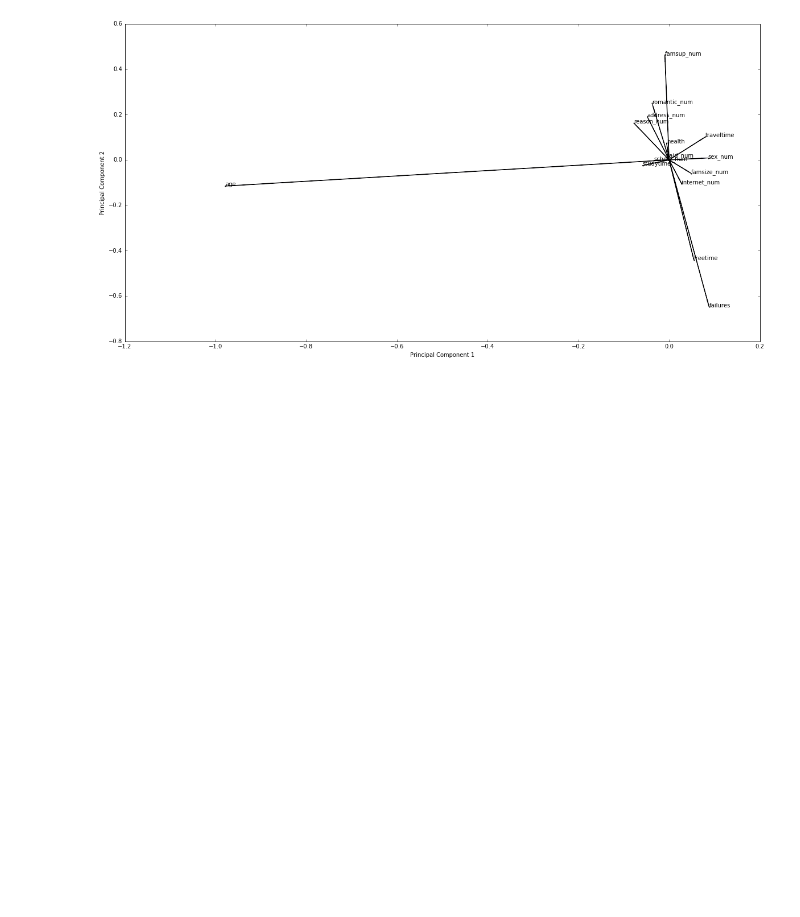
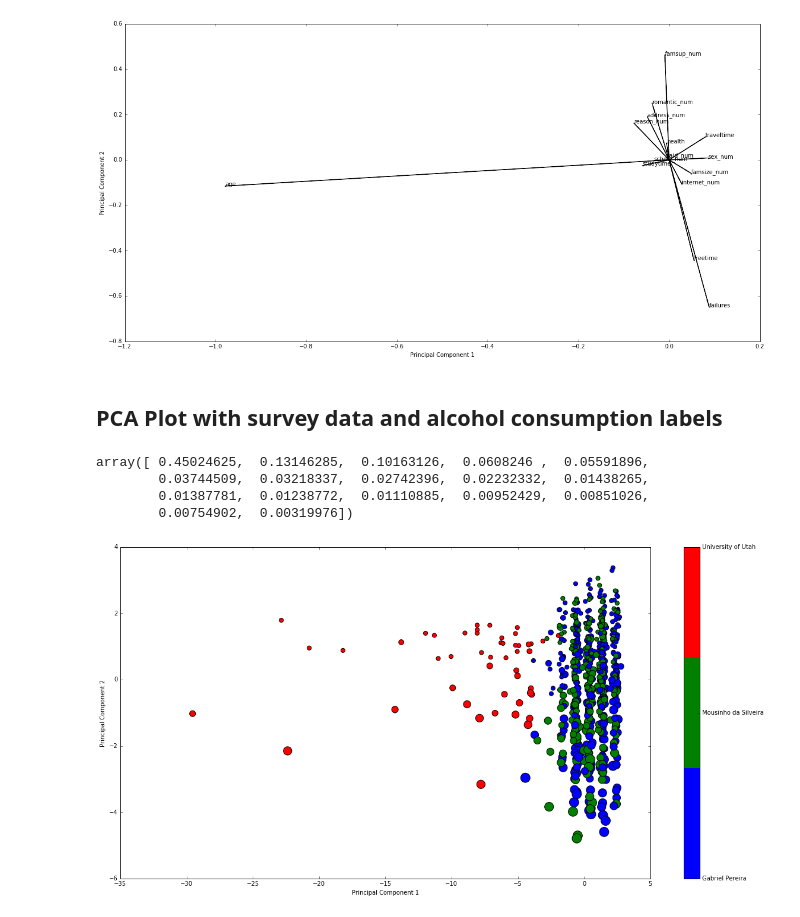
Before and after one commit to fagan2888/DataSci_Final_Project, a Jupyter notebook: PCA Visualization/PCA Visualization.ipynb, the cells around one changed output. Saved outputs shown, nothing was run; the diff lists cells and outputs as text; code cells hidden in the pictures; blank space fills up the shorter version.

```diff
--- a/PCA Visualization/PCA Visualization.ipynb
+++ b/PCA Visualization/PCA Visualization.ipynb
@@ -153,3 +201,38 @@ for i in range(0,len(components)):
 plt.show()
 # %% [output]
 [figure]
+# %% [markdown]
+## PCA Plot with survey data and alcohol consumption labels
+# %%
+PCA_cols = ['age', 'school_num', 'sex_num', 'address_num', 'famsize_num', 'reason_num', 'traveltime', 'Walc', 'Dalc',
+            'studytime', 'failures', 'famsup_num', 'internet_num', 'romantic_num', 'freetime', 'health', 'paid_num']
+
+combined_data_PCA = num_data_df[PCA_cols]
+# %%
+#building PCA models
+pca_model_survey = PCA()
+survey_PCA = pca_model_survey.fit_transform(combined_data_PCA)
+# %%
+pca_model_survey.explained_variance_ratio_
+# %% [output]
+array([ 0.45024625,  0.13146285,  0.10163126,  0.0608246 ,  0.05591896,
+        0.03744509,  0.03218337,  0.02742396,  0.02232332,  0.01438265,
+        0.01387781,  0.01238772,  0.01110885,  0.00952429,  0.00851026,
+        0.00754902,  0.00319976])
+# %%
+# PCA analysis
+
+# components
+components = pca_model_survey.components_
+
+colors = ListedColormap(['blue','green','red'])
+
+ax = plt.scatter(survey_PCA[:, 0], survey_PCA[:, 1], c=school_all, s=alc_avg*50, cmap=colors)
+plt.xlabel('Principal Component 1')
+plt.ylabel('Principal Component 2')
+cbar = plt.colorbar(ticks = [0, 1, 2])
+cbar.ax.set_yticklabels(['Gabriel Pereira', 'Mousinho da Silveira', 'University of Utah'])
+
+plt.show()
+# %% [output]
+[figure, added]
```
Also changed, not shown: parts of 8 cells of this notebook, 2 other files.
